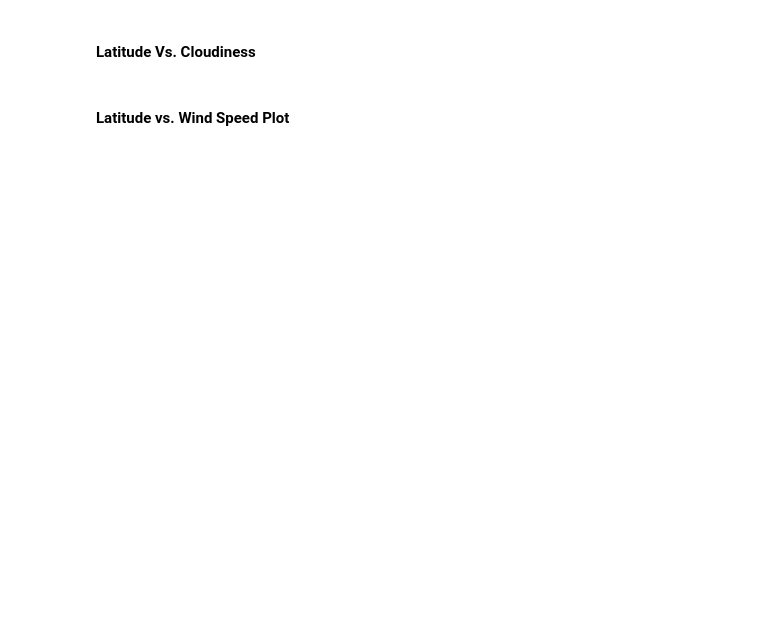
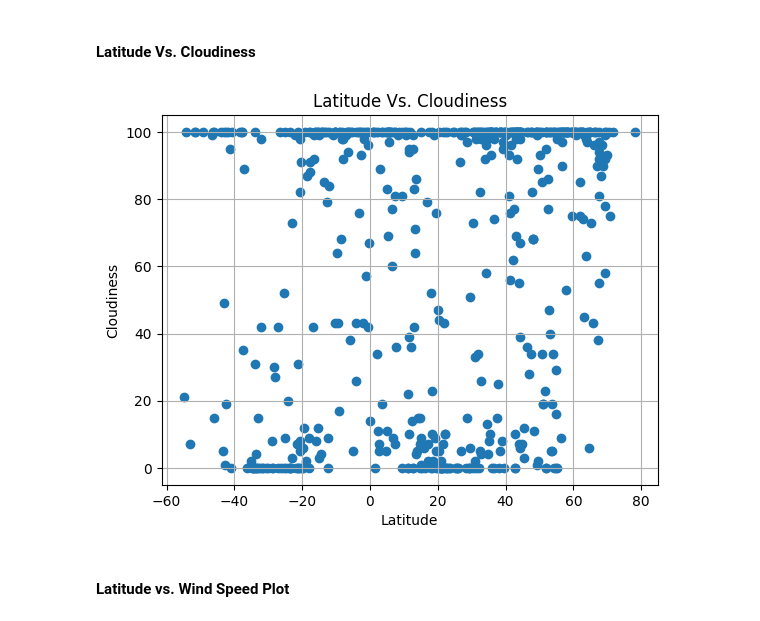
Before and after one commit to bluejays101/python-api-challenge, a Jupyter notebook: WeatherPy.ipynb, the cells around one changed output. Saved outputs shown, nothing was run; the diff lists cells and outputs as text; code cells hidden in the pictures; blank space fills up the shorter version.

```diff
--- a/WeatherPy.ipynb
+++ b/WeatherPy.ipynb
@@ -227,16 +247,21 @@ plt.show()
 #### Latitude Vs. Cloudiness
 # %%
 # Build the scatter plots for latitude vs. cloudiness
-# YOUR CODE HERE
+plt.scatter(city_data_df['Lat'], city_data_df['Cloudiness'])
 
 # Incorporate the other graph properties
-# YOUR CODE HERE
+plt.xlabel('Latitude')
+plt.ylabel('Cloudiness')
+plt.title('Latitude Vs. Cloudiness')
+plt.grid(True)
 
 # Save the figure
 plt.savefig("output_data/Fig3.png")
 
 # Show plot
 plt.show()
+# %% [output]
+[figure, added]
 # %% [markdown]
 #### Latitude vs. Wind Speed Plot
 # %%
```
Also changed, not shown: parts of 39 cells of this notebook, 13 other files.
